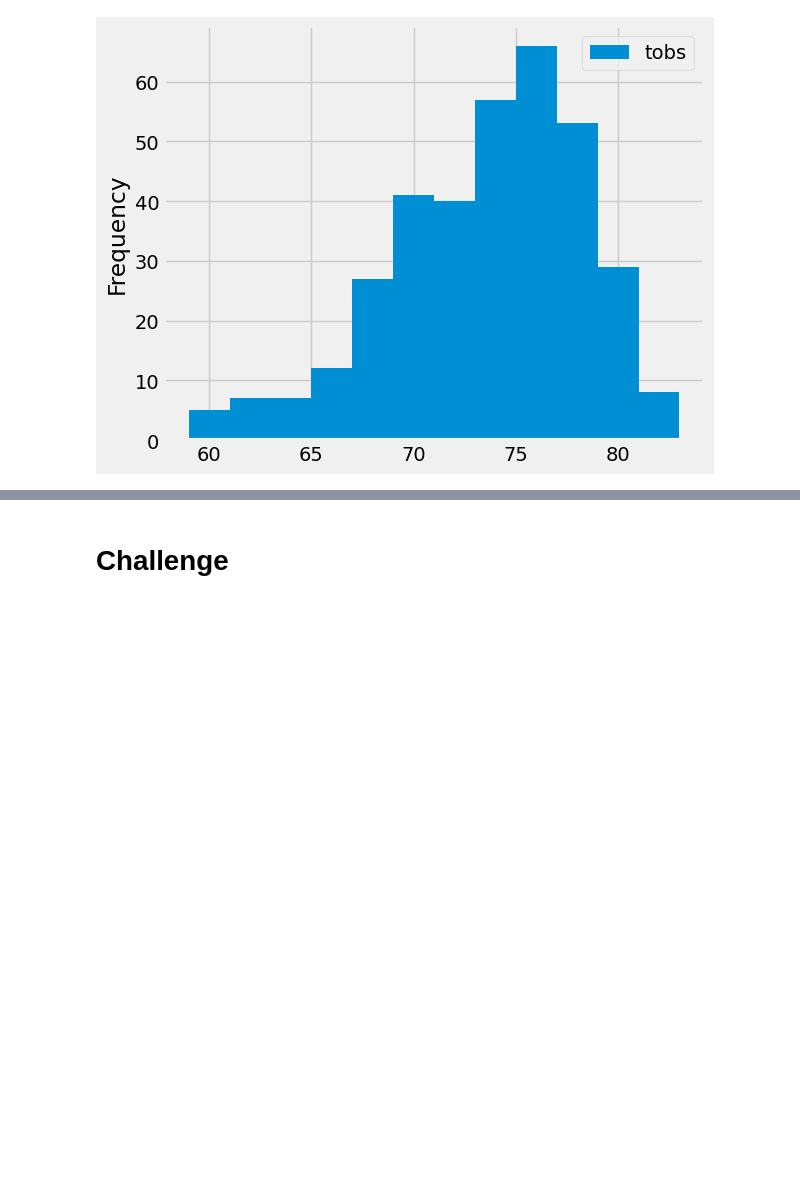
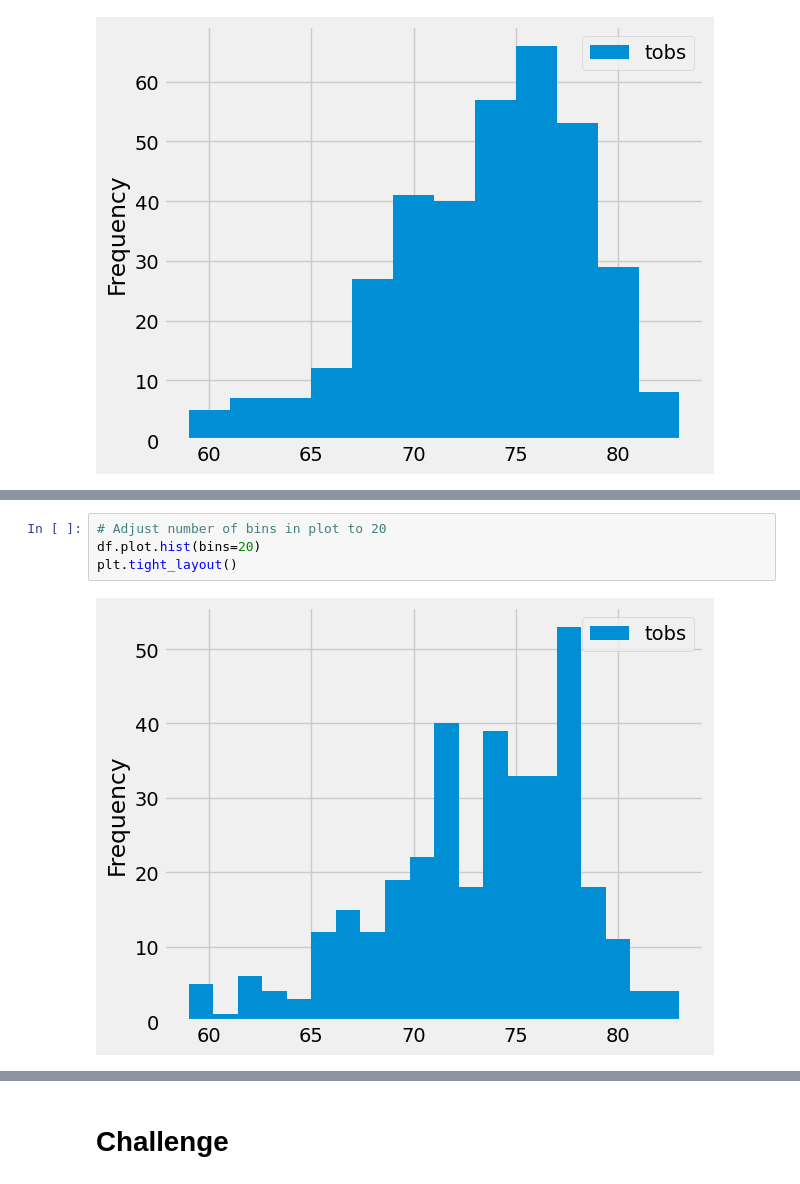
Before and after one commit to WoyramA/surfs_up, a Jupyter notebook: climate_analysis.ipynb, the cells around one changed output, grey strips where cells are left out. Saved outputs shown, nothing was run; the diff lists cells and outputs as text; blank space fills up the shorter version.

```diff
--- a/climate_analysis.ipynb
+++ b/climate_analysis.ipynb
@@ -247,3 +253,9 @@ plt.tight_layout()
+# %%
+# Adjust number of bins in plot to 20
+df.plot.hist(bins=20)
+plt.tight_layout()
+# %% [output]
+[figure, added]
 # %%
 # Write a function called `calc_temps` that will accept start date and end date in the format '%Y-%m-%d'
 # and return the minimum, average, and maximum temperatures for that range of dates
```
Also changed, not shown: parts of 3 cells of this notebook.
